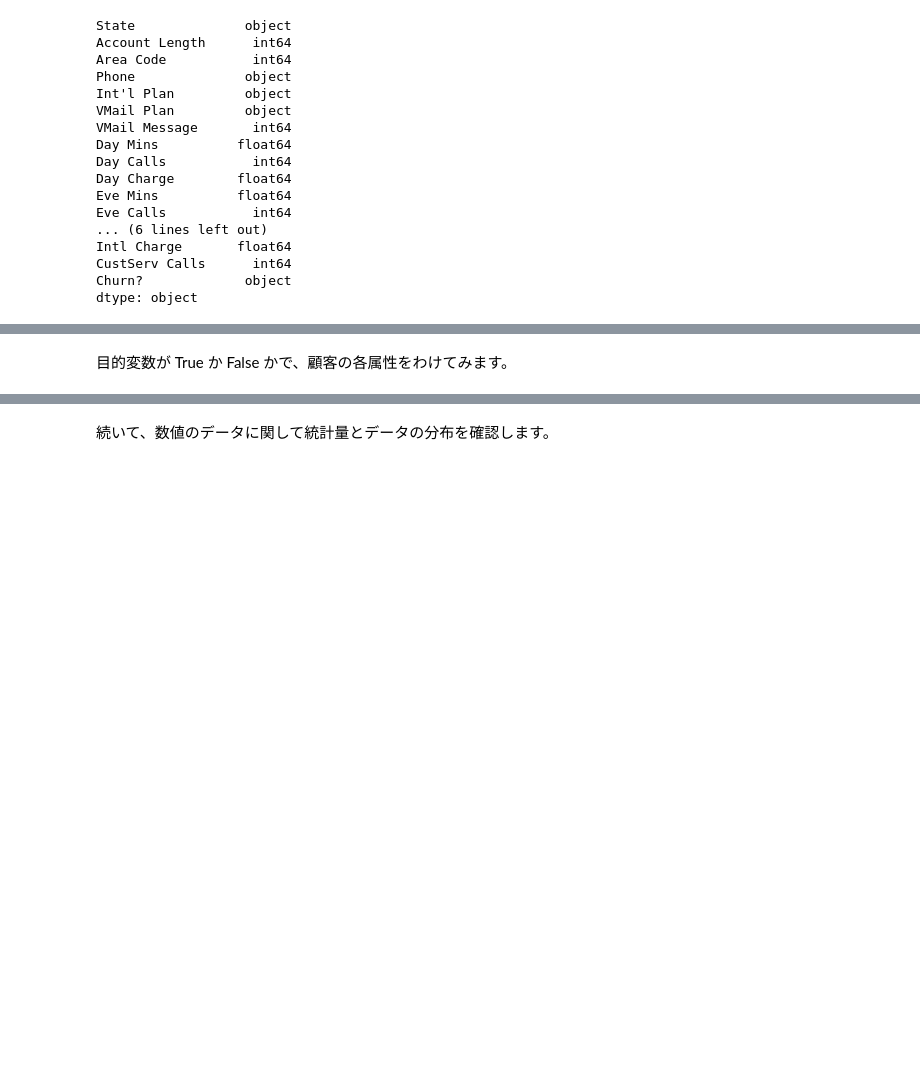
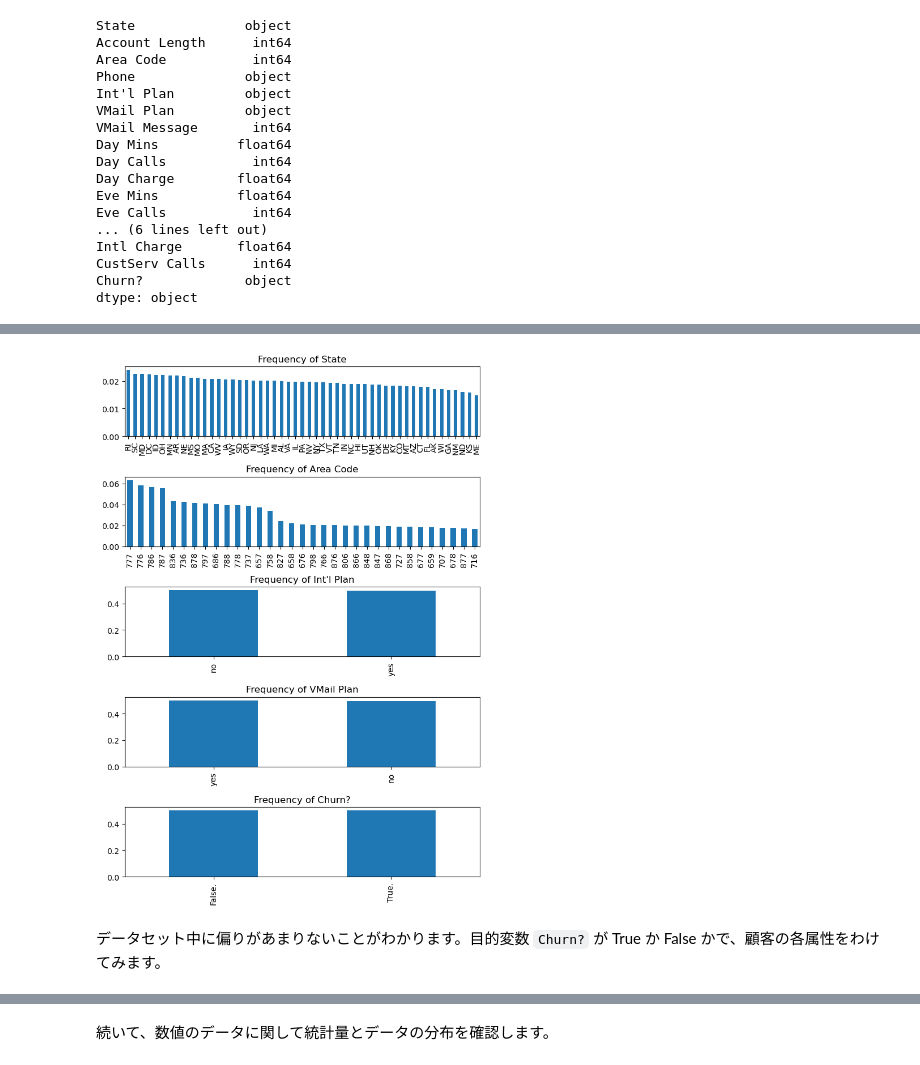
Before and after one commit to aws-samples/aws-ml-enablement-workshop, a Jupyter notebook: notebooks/scenario_churn/customer_churn.ipynb, the cells around one changed output, grey strips where cells are left out. Cells and saved outputs as stored; diff of their text form; code cells hidden in the pictures; blank space fills up the shorter version.

```diff
--- a/notebooks/scenario_churn/customer_churn.ipynb
+++ b/notebooks/scenario_churn/customer_churn.ipynb
@@ -233,2 +197,11 @@ display(churn.select_dtypes(include=['object']).describe())
+# %%
+categorical_columns = churn.select_dtypes(include=['object']).columns
+fig, axes = plt.subplots(nrows=len(categorical_columns), ncols=1, figsize=(7, 10))
+for i, column in enumerate([c for c in churn.select_dtypes(include=["object"]).columns if c != "Phone"]):
+        title = f"Frequency of {column}"
+        churn[column].value_counts(normalize=True).sort_values(ascending=False).plot.bar(title=title, ax=axes[i])
+plt.tight_layout()
+# %% [output]
+[figure, added]
 # %% [markdown]
-目的変数が True か False かで、顧客の各属性をわけてみます。
+データセット中に偏りがあまりないことがわかります。目的変数 `Churn?` が True か False かで、顧客の各属性をわけてみます。
```
Also changed, not shown: parts of 45 cells of this notebook, 4 other files.
